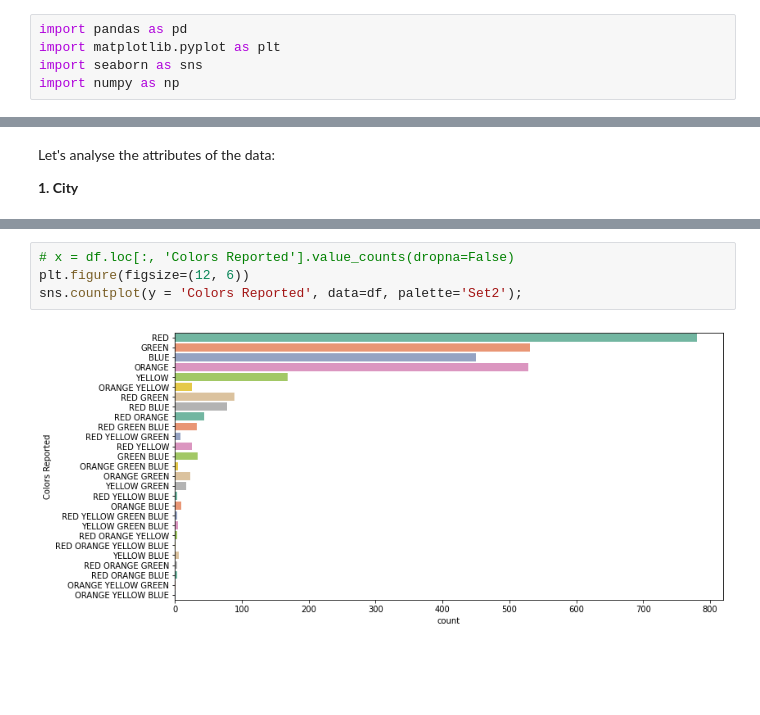
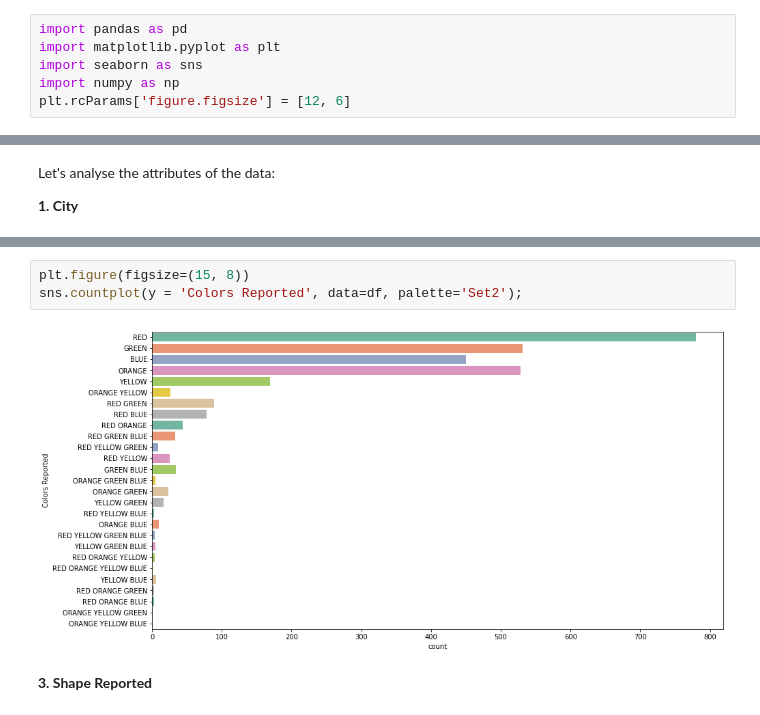
Before and after one commit to syamkakarla98/DataScience_Head_Start, a Jupyter notebook: UFO_Sightings.ipynb, the cells around one changed output, grey strips where cells are left out. Cells and saved outputs as stored; diff of their text form; blank space fills up the shorter version.

```diff
--- a/UFO_Sightings.ipynb
+++ b/UFO_Sightings.ipynb
@@ -32,6 +32,7 @@ import pandas as pd
 import matplotlib.pyplot as plt
 import seaborn as sns
 import numpy as np
+plt.rcParams['figure.figsize'] = [12, 6]
 # %% [markdown]
 ## Read Data
 # %%
@@ -106,6 +143,7 @@ Let's analyse the attributes of the data:
 # %%
-# x = df.loc[:, 'Colors Reported'].value_counts(dropna=False)
-plt.figure(figsize=(12, 6))
+plt.figure(figsize=(15, 8))
 sns.countplot(y = 'Colors Reported', data=df, palette='Set2');
 # %% [output]
-[figure, old version]
+[figure, new version]
+# %% [markdown]
+**3. Shape Reported**
```
Also changed, not shown: parts of 11 cells of this notebook.
